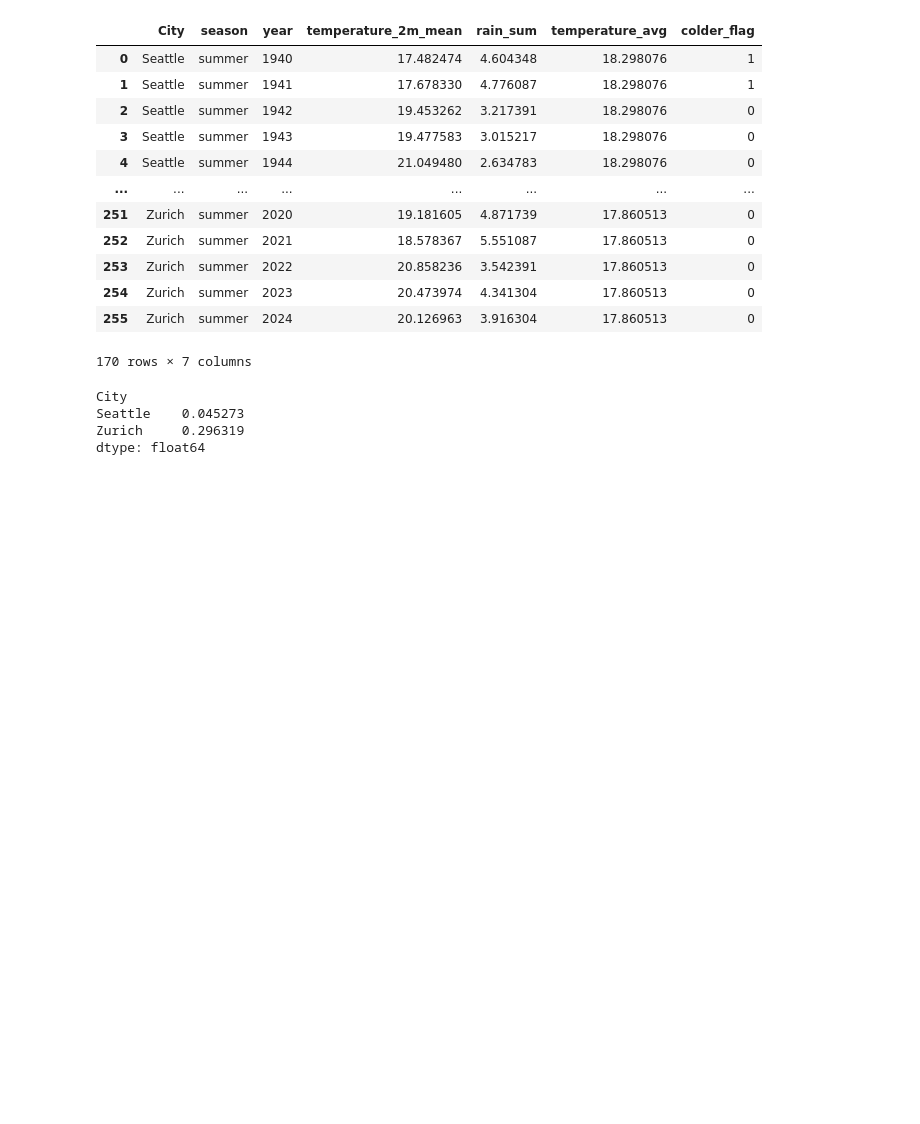
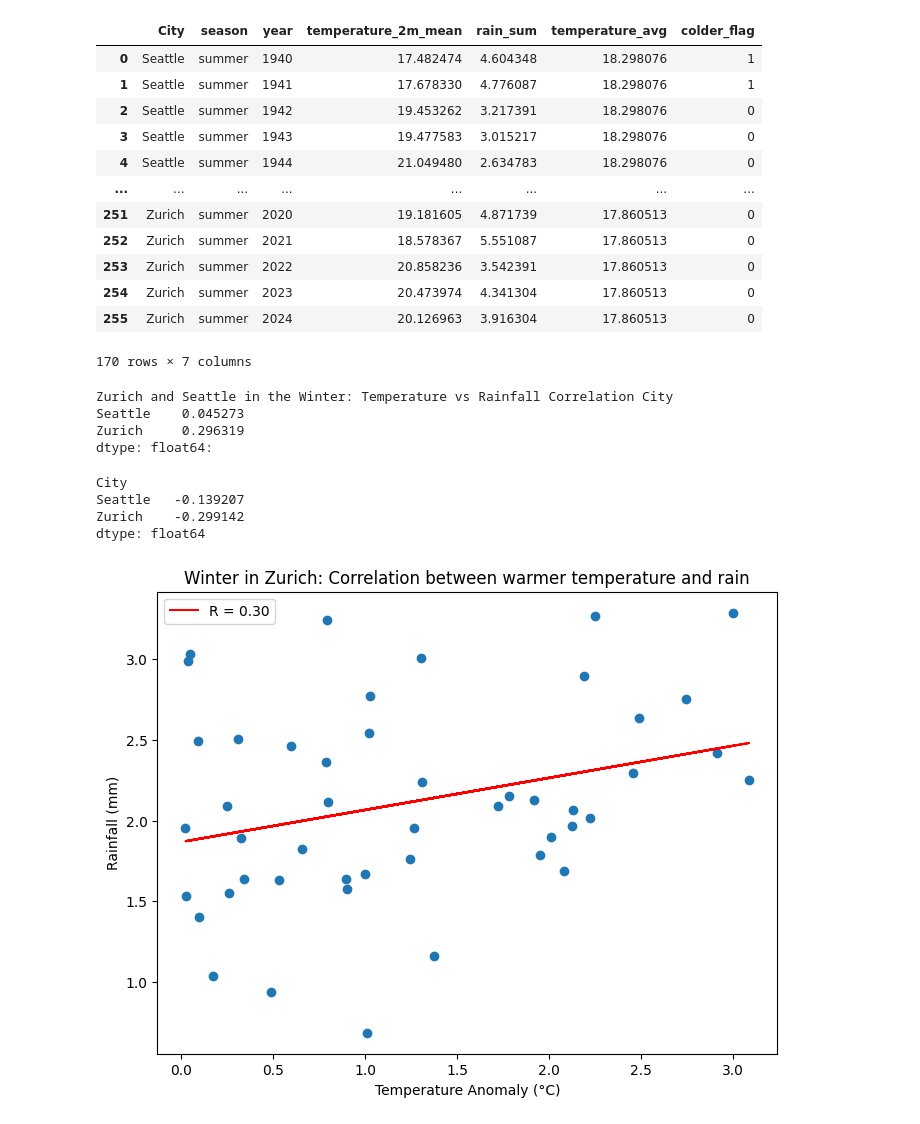
Before and after one commit to Jaffels/CIP_FS25_111, a Jupyter notebook: Nhat.ipynb, the cells around one changed output. Cells and saved outputs as stored; diff of their text form; code cells hidden in the pictures; blank space fills up the shorter version.

```diff
--- a/Nhat.ipynb
+++ b/Nhat.ipynb
@@ -211,15 +211,13 @@ summer_stats
 | 255 | Zurich | summer | 2024 | 20.126963 | 3.916304 | 17.860513 | 0 |
 170 rows × 7 columns
 # %%
-corr_by_city = (
+winter_corr_by_city = (
     winter_stats[winter_stats['warmer_flag'] == 1]
     .groupby('City')
     .apply(lambda x: x['temperature_2m_mean'].corr(x['rain_sum']))
 )
+# %% [output]
+Zurich and Seattle in the Winter: Temperature vs Rainfall Correlation City
+Seattle    0.045273
+Zurich     0.296319
+dtype: float64:
-# %%
-corr_by_city
-# %% [output]
-City
-Seattle    0.045273
-Zurich     0.296319
-dtype: float64
@@ -225,0 +230,21 @@ dtype: float64
+# %%
+summer_corr_by_city
+# %% [output]
+City
+Seattle   -0.139207
+Zurich    -0.299142
+dtype: float64
+# %%
+plt.figure(figsize = (8,6))
+x = winter_stats[(winter_stats['warmer_flag'] == 1) & (winter_stats['City'] == 'Zurich')]['temp_anomaly']
+y = winter_stats[(winter_stats['warmer_flag'] == 1) & (winter_stats['City'] == 'Zurich')]['rain_sum']
+slope, intercept, r_value, p_value, std_err = linregress(x, y)
+plt.scatter(x,y)
+plt.plot(x, intercept + slope * x, 'r', label=f'R = {r_value:.2f}')
+plt.xlabel('Temperature Anomaly (°C)')
+plt.ylabel('Rainfall (mm)')
+plt.legend()
+plt.title('Winter in Zurich: Correlation between warmer temperature and rain')
+plt.show()
+# %% [output]
+[figure, added]
```
Also changed, not shown: parts of 10 cells of this notebook.
